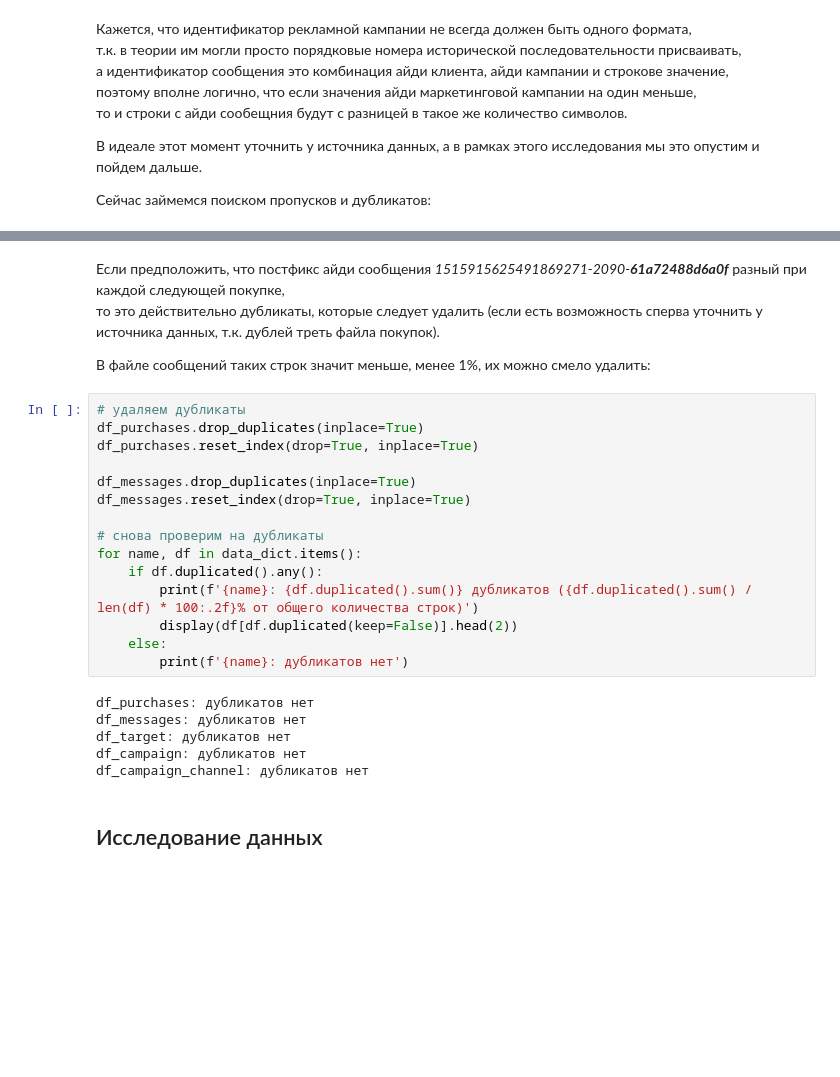
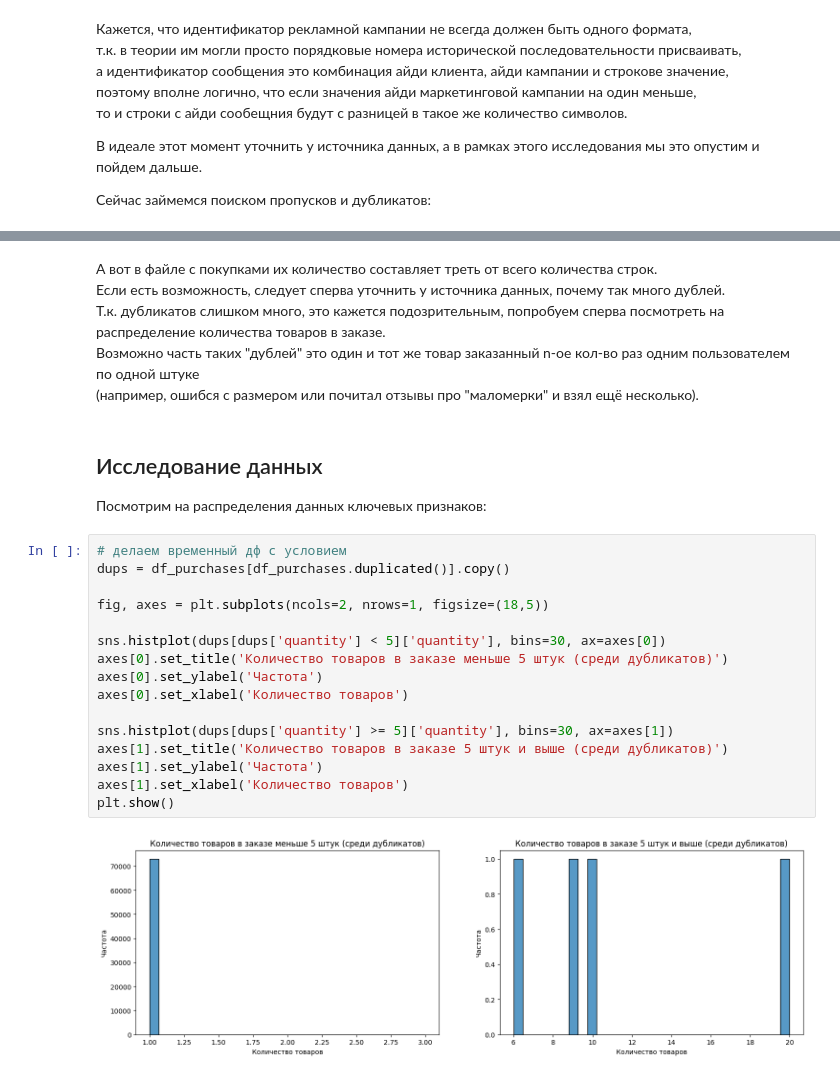
Before and after one commit to AIzlanov/work_shop_two, a Jupyter notebook: reserach.ipynb, the cells around one changed output, grey strips where cells are left out. Saved outputs shown, nothing was run; the diff lists cells and outputs as text; blank space fills up the shorter version.

Commit message:
Доделал исследование, обновил требования и README

```diff
--- a/reserach.ipynb
+++ b/reserach.ipynb
@@ -330,28 +347,28 @@ df_campaign_channel: дубликатов нет
 # %% [markdown]
-Если предположить, что постфикс айди сообщения *1515915625491869271-2090-**61a72488d6a0f*** разный при каждой следующей покупке,
-то это действительно дубликаты, которые следует удалить (если есть возможность сперва уточнить у источника данных, т.к. дублей треть файла покупок).
-
-В файле сообщений таких строк значит меньше, менее 1%, их можно смело удалить:
+А вот в файле с покупками их количество составляет треть от всего количества строк.
+Если есть возможность, следует сперва уточнить у источника данных, почему так много дублей.
+Т.к. дубликатов слишком много, это кажется подозрительным, попробуем сперва посмотреть на распределение количества товаров в заказе.
+Возможно часть таких "дублей" это один и тот же товар заказанный n-ое кол-во раз одним пользователем по одной штуке
+(например, ошибся с размером или почитал отзывы про "маломерки" и взял ещё несколько).
-# %%
-# удаляем дубликаты
-df_purchases.drop_duplicates(inplace=True)
-df_purchases.reset_index(drop=True, inplace=True)
-
-df_messages.drop_duplicates(inplace=True)
-df_messages.reset_index(drop=True, inplace=True)
-
-# снова проверим на дубликаты
-for name, df in data_dict.items():
-    if df.duplicated().any():
-        print(f'{name}: {df.duplicated().sum()} дубликатов ({df.duplicated().sum() / len(df) * 100:.2f}% от общего количества строк)')
-        display(df[df.duplicated(keep=False)].head(2))
-    else:
-        print(f'{name}: дубликатов нет')
-# %% [output]
-df_purchases: дубликатов нет
-df_messages: дубликатов нет
-df_target: дубликатов нет
-df_campaign: дубликатов нет
-df_campaign_channel: дубликатов нет
-# %% [markdown]
-## Исследование данных
+# %% [markdown]
+## Исследование данных
+
+Посмотрим на распределения данных ключевых признаков:
+# %%
+# делаем временный дф с условием
+dups = df_purchases[df_purchases.duplicated()].copy()
+
+fig, axes = plt.subplots(ncols=2, nrows=1, figsize=(18,5))
+
+sns.histplot(dups[dups['quantity'] < 5]['quantity'], bins=30, ax=axes[0])
+axes[0].set_title('Количество товаров в заказе меньше 5 штук (среди дубликатов)')
+axes[0].set_ylabel('Частота')
+axes[0].set_xlabel('Количество товаров')
+
+sns.histplot(dups[dups['quantity'] >= 5]['quantity'], bins=30, ax=axes[1])
+axes[1].set_title('Количество товаров в заказе 5 штук и выше (среди дубликатов)')
+axes[1].set_ylabel('Частота')
+axes[1].set_xlabel('Количество товаров')
+plt.show()
+# %% [output]
+[figure, added]
```
Also changed, not shown: parts of 39 cells of this notebook, 2 other files.
